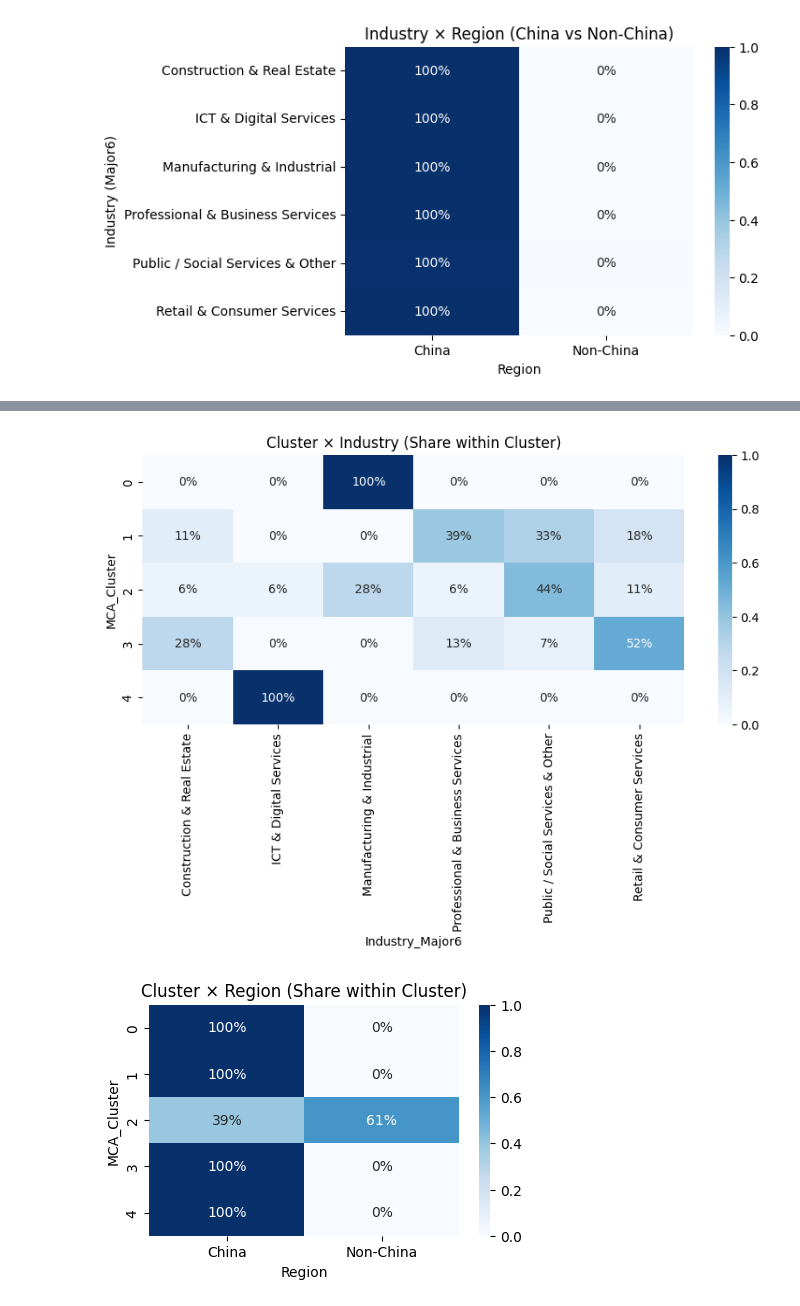
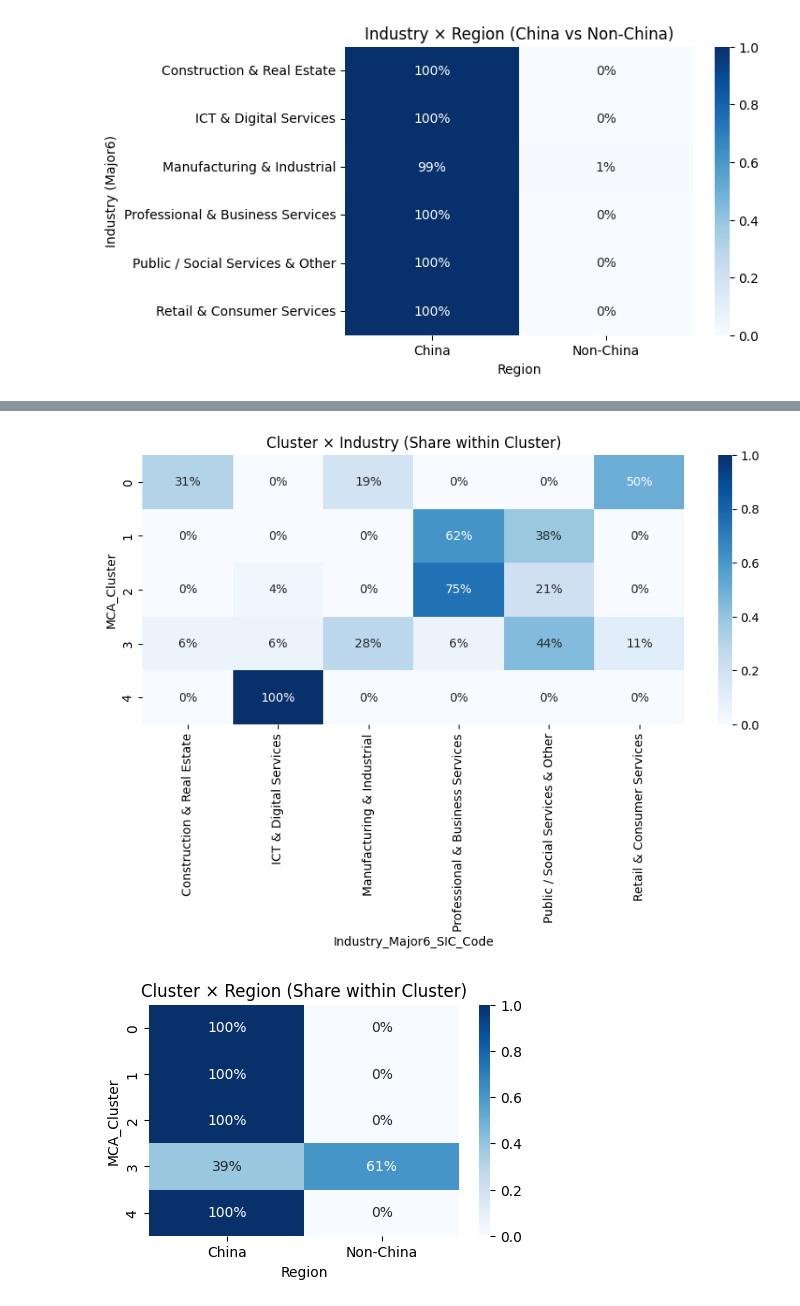
Before and after one commit to Hu-Yun-Xin/Datathon-2026-T5W, a Jupyter notebook: part2.ipynb, the cells around one changed output, grey strips where cells are left out. Drawn from its saved outputs; the diff is of its cells as text; code cells hidden in the pictures.

```diff
--- a/part2.ipynb
+++ b/part2.ipynb
@@ -195,8 +195,8 @@ def map_major6_sic_code(code):
         return "Public / Social Services & Other"
 
     return "Public / Social Services & Other"
-df["Industry_Major6_SIC_Code"] = df["SIC Code"].apply(map_major6_sic_code)
-df["Industry_Major6_SIC_Code"].value_counts()
+df_active["Industry_Major6_SIC_Code"] = df_active["SIC Code"].apply(map_major6_sic_code)
+df_active["Industry_Major6_SIC_Code"].value_counts()
 # %% [output]
 Industry_Major6_SIC_Code
 Professional & Business Services    2628
@@ -285,15 +285,15 @@ import prince
 import pandas as pd
 import numpy as np
 
-mca_cols = ["Industry_Major6", "Ownership_Type_Clean", "Region_Binary"]
+mca_cols = ["Industry_Major6_SIC_Code", "Ownership_Type_Clean", "Region_Binary"]
 
-df_mca = df[mca_cols].copy()
+df_mca = df_active[mca_cols].copy()
 
-# 关键：强制转成“纯 object 字符串”，并且把缺失变成一个类别
+
 for c in mca_cols:
     df_mca[c] = (
         df_mca[c]
-        .astype(str)          # 直接变 python str（object）
+        .astype(str)
         .str.strip()
         .replace({"nan": "Missing", "None": "Missing", "": "Missing"})
     )
@@ -301,7 +301,6 @@ df_mca = df_mca.astype(object)
 
 mca = prince.MCA(n_components=3, random_state=42)
 
-# 关键：用 fit_transform（避开 sklearn 的 output wrapping 路径）
 mca_coords = mca.fit_transform(df_mca)
 mca_coords.columns = ["Dim1", "Dim2", "Dim3"]
 
@@ -318,8 +317,8 @@ mca_coords.head()
 from sklearn.cluster import KMeans
 
 kmeans = KMeans(n_clusters=5, random_state=42)
-df["MCA_Cluster"] = kmeans.fit_predict(mca_coords)
+df_active["MCA_Cluster"] = kmeans.fit_predict(mca_coords)
 
-df["MCA_Cluster"].value_counts()
+df_active["MCA_Cluster"].value_counts()
 # %% [output]
 MCA_Cluster
@@ -394,22 +393,22 @@ cluster_profile
 # %%
-ct_ind = pd.crosstab(df["MCA_Cluster"], df["Industry_Major6"], normalize="index")
+ct_ind = pd.crosstab(df_active["MCA_Cluster"], df_active["Industry_Major6_SIC_Code"], normalize="index")
 
 plt.figure(figsize=(10,4))
 sns.heatmap(ct_ind, annot=True, fmt=".0%", cmap="Blues")
 plt.title("Cluster × Industry (Share within Cluster)")
-plt.xlabel("Industry_Major6")
+plt.xlabel("Industry_Major6_SIC_Code")
 plt.ylabel("MCA_Cluster")
 plt.show()
 # %% [output]
-[figure, old version]
+[figure, new version]
 # %%
-ct_reg = pd.crosstab(df["MCA_Cluster"], df["Region_Binary"], normalize="index")
+ct_reg = pd.crosstab(df_active["MCA_Cluster"], df_active["Region_Binary"], normalize="index")
 
 plt.figure(figsize=(5,3))
 sns.heatmap(ct_reg, annot=True, fmt=".0%", cmap="Blues")
 plt.title("Cluster × Region (Share within Cluster)")
 plt.xlabel("Region")
 plt.ylabel("MCA_Cluster")
 plt.show()
 # %% [output]
-[figure, old version]
+[figure, new version]
```
Also changed, not shown: parts of 7 cells of this notebook.
